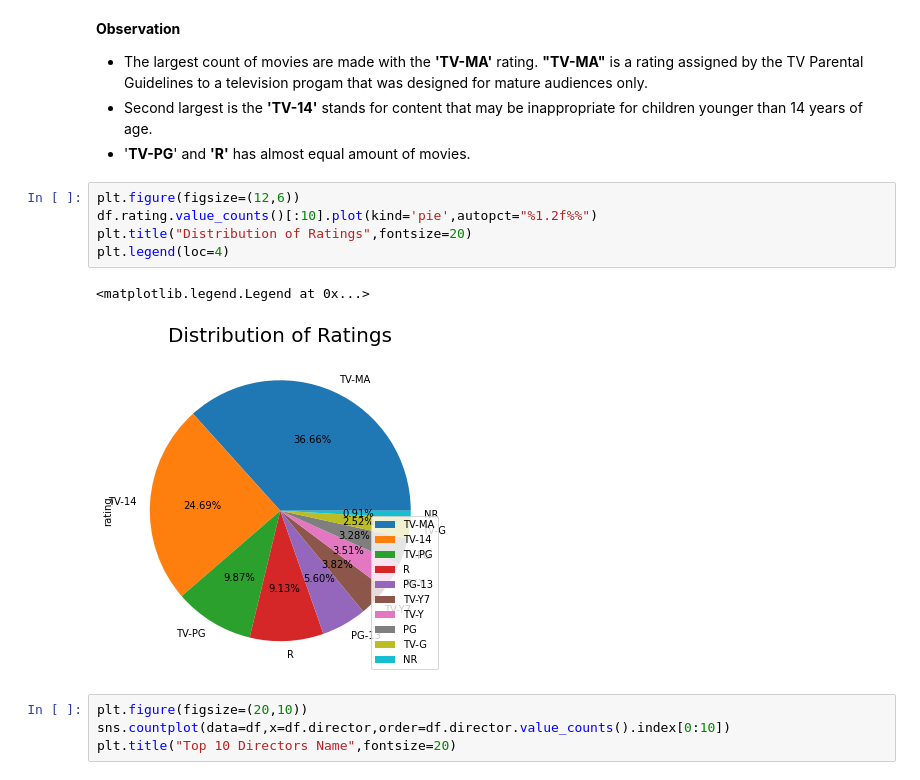
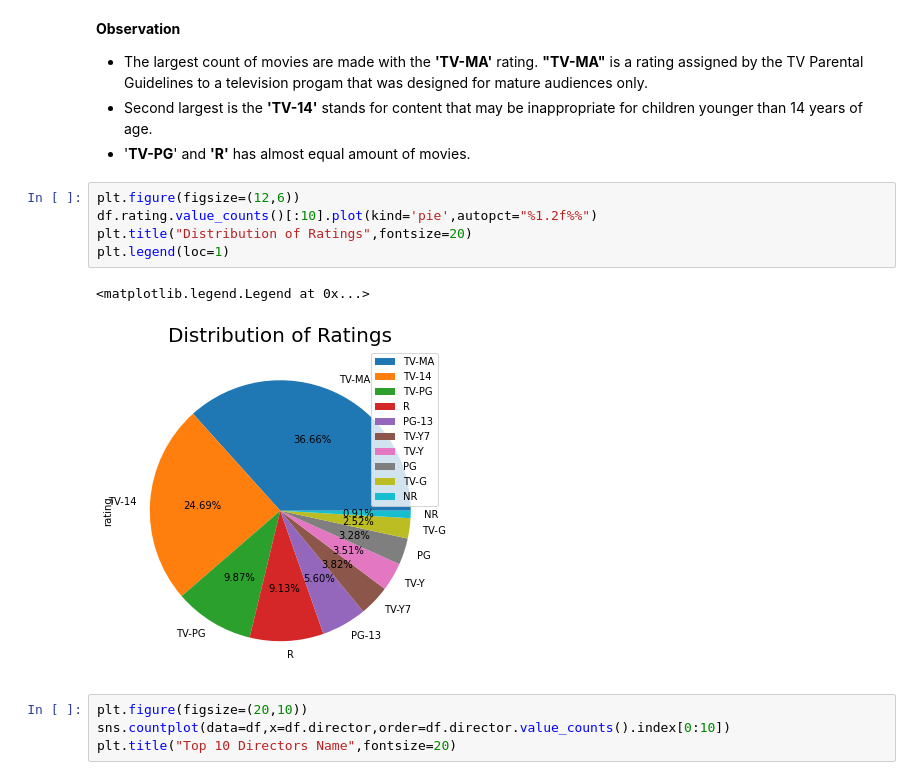
Before and after one commit to Sialsanwal/CodeClause-Movie-Analysis, a Jupyter notebook: Movie Analysis.ipynb, the cells around one changed output. Drawn from its saved outputs; the diff is of its cells as text.

```diff
--- a/Movie Analysis.ipynb
+++ b/Movie Analysis.ipynb
@@ -133,14 +133,14 @@ Text(0.5, 1.0, 'Top rating')
 - The largest count of movies are made with the **'TV-MA'** rating. **"TV-MA"** is a rating assigned by the TV Parental Guidelines to a television progam that was designed for mature audiences only.
 - Second largest is the **'TV-14'** stands for content that may be inappropriate for children younger than 14 years of age.
 - '**TV-PG**' and **'R'** has almost equal amount of movies.
-# %%
-plt.figure(figsize=(12,6))
-df.rating.value_counts()[:10].plot(kind='pie',autopct="%1.2f%%")
-plt.title("Distribution of Ratings",fontsize=20)
-plt.legend(loc=4)
-# %% [output]
-<matplotlib.legend.Legend at 0x...>
-[figure, removed]
+# %%
+plt.figure(figsize=(12,6))
+df.rating.value_counts()[:10].plot(kind='pie',autopct="%1.2f%%")
+plt.title("Distribution of Ratings",fontsize=20)
+plt.legend(loc=1)
+# %% [output]
+<matplotlib.legend.Legend at 0x...>
+[figure, added]
 # %%
 plt.figure(figsize=(20,10))
 sns.countplot(data=df,x=df.director,order=df.director.value_counts().index[0:10])
```
Also changed, not shown: parts of 9 cells of this notebook.
